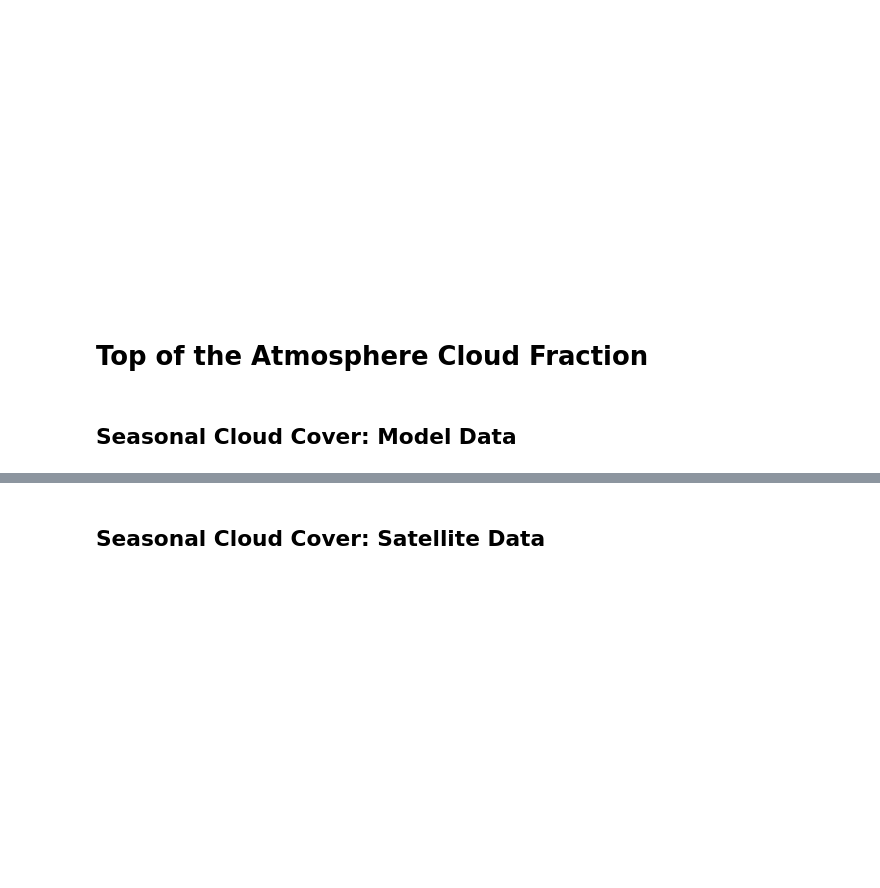
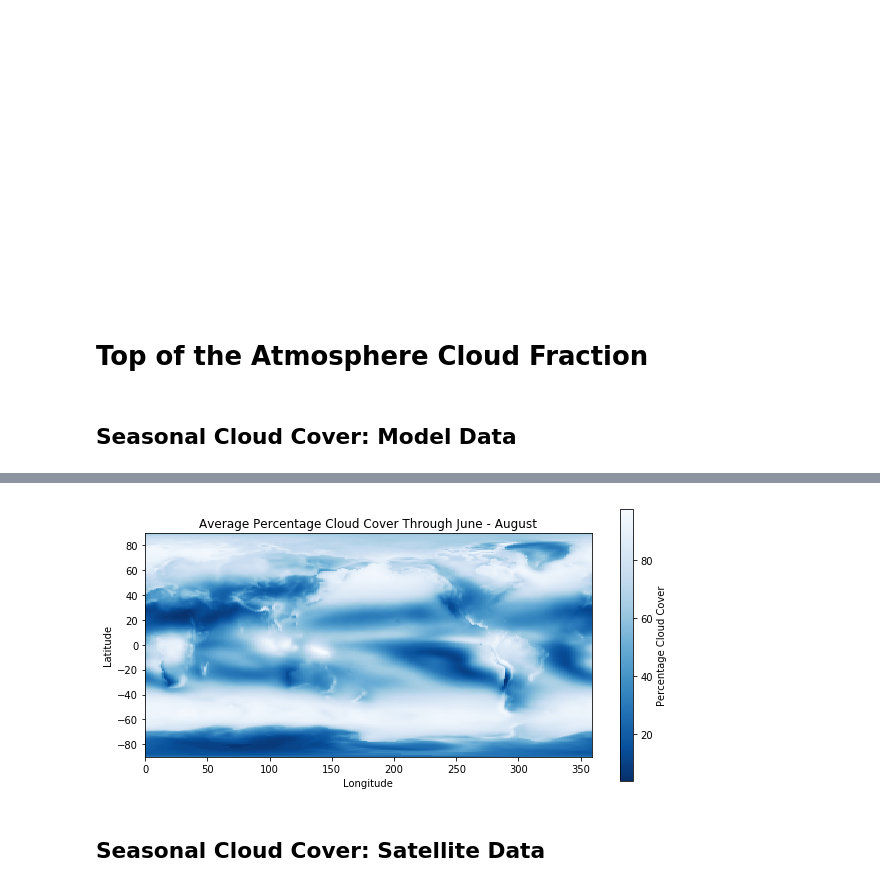
Before and after one commit to maddiebeagley/Climate-Modelling-Lab, a Jupyter notebook: 390Lab.ipynb, the cells around one changed output, grey strips where cells are left out. Saved outputs shown, nothing was run; the diff lists cells and outputs as text; code cells hidden in the pictures; blank space fills up the shorter version.

```diff
--- a/390Lab.ipynb
+++ b/390Lab.ipynb
@@ -252,13 +256,16 @@ plt.colorbar()
 # %%
 # Plot the average percentage of cloud cover through the summer months
 plt.figure(figsize=(FIG_WIDTH, FIG_HEIGHT))
 color_map = plt.imshow(avg_cloud_cover_winter, interpolation='nearest',
                        extent=[lon_min, lon_max, lat_min, lat_max])
 
 color_map.set_cmap("Blues_r")
 plt.title("Average Percentage Cloud Cover Through June - August")
 plt.xlabel("Longitude")
 plt.ylabel("Latitude")
-plt.colorbar()
+cbar = plt.colorbar()
+cbar.set_label("Percentage Cloud Cover")
+# %% [output]
+[figure, added]
 # %% [markdown]
 ## Seasonal Cloud Cover: Satellite Data
```
Also changed, not shown: parts of 4 cells of this notebook.
